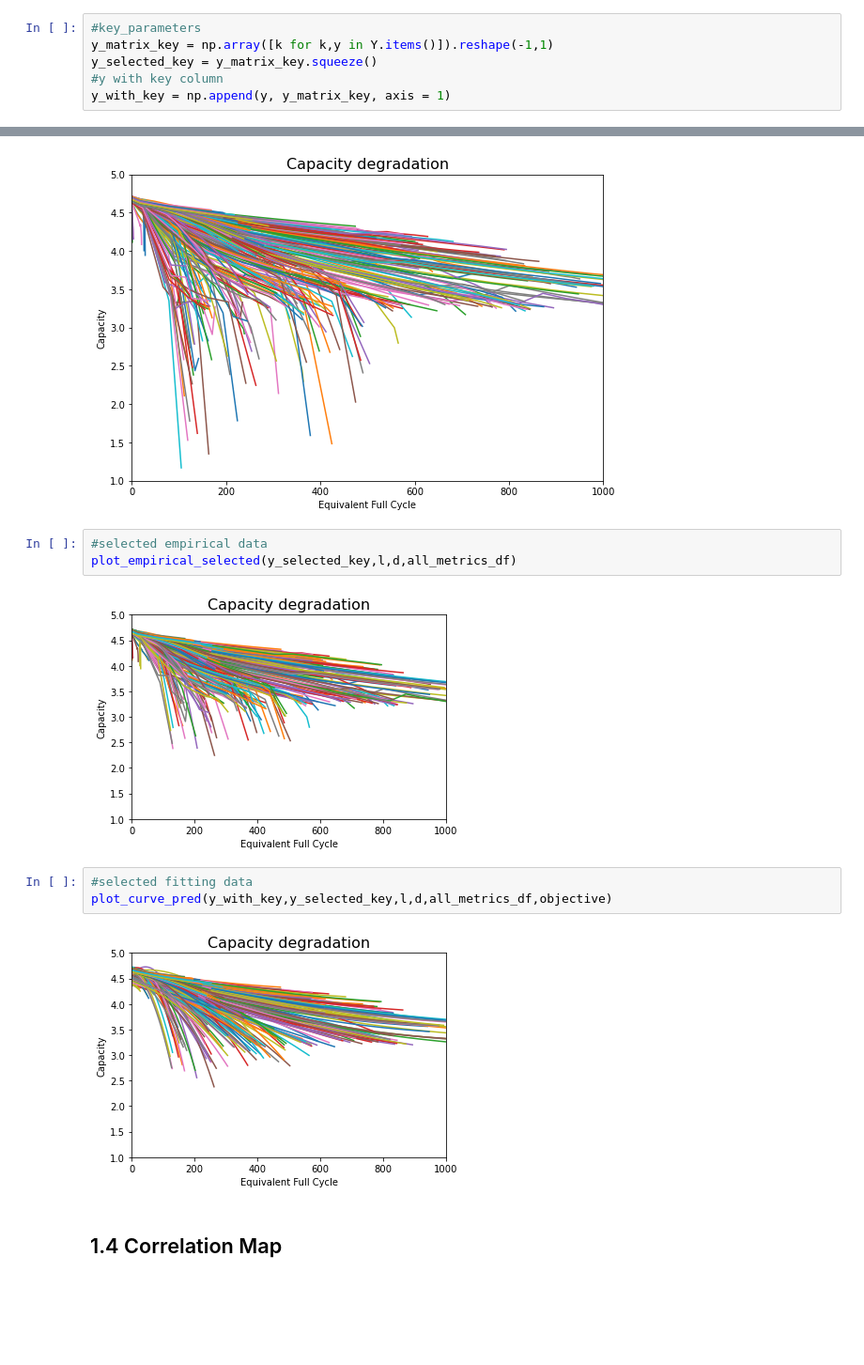
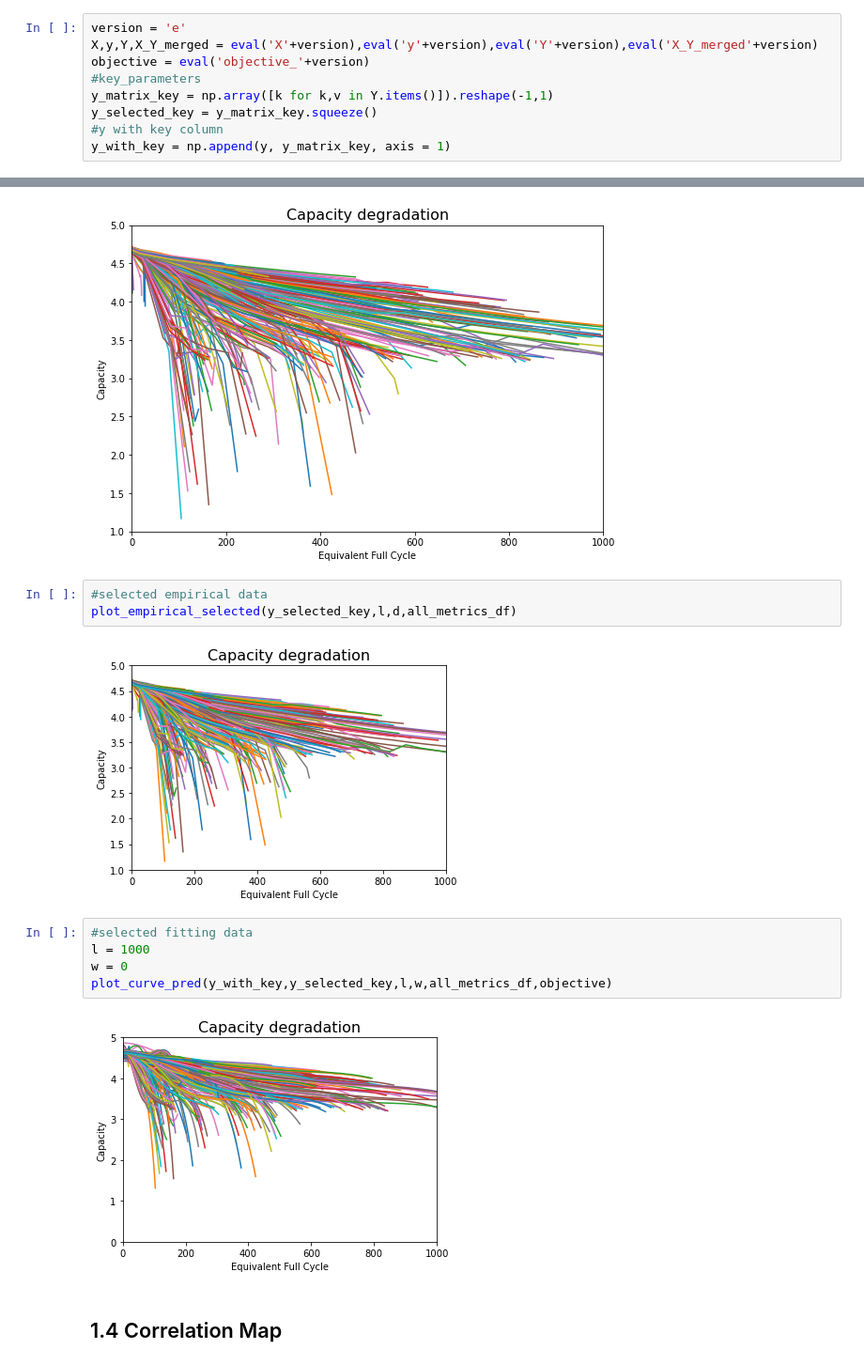
Before and after one commit to zuyeyang/Stanford_Battery_Project, a Jupyter notebook: Final_Project_Git_Code/B_notebook.ipynb, the cells around one changed output, grey strips where cells are left out. Shown at 94% size. Saved outputs shown, nothing was run; the diff lists cells and outputs as text; blank space fills up the shorter version.

```diff
--- a/Final_Project_Git_Code/B_notebook.ipynb
+++ b/Final_Project_Git_Code/B_notebook.ipynb
@@ -40,8 +80,11 @@ Unique charging_protocol 47
 # %% [markdown]
 ### Label Ouput Y with cell keys
 # %%
+version = 'e'
+X,y,Y,X_Y_merged = eval('X'+version),eval('y'+version),eval('Y'+version),eval('X_Y_merged'+version)
+objective = eval('objective_'+version)
 #key_parameters
-y_matrix_key = np.array([k for k,y in Y.items()]).reshape(-1,1)
+y_matrix_key = np.array([k for k,v in Y.items()]).reshape(-1,1)
 y_selected_key = y_matrix_key.squeeze()
 #y with key column
 y_with_key = np.append(y, y_matrix_key, axis = 1)
@@ -77,12 +123,14 @@ plot_empirical(l,d,all_metrics_df)
 #selected empirical data
 plot_empirical_selected(y_selected_key,l,d,all_metrics_df)
 # %% [output]
-[figure, old version]
+[figure, new version]
 # %%
 #selected fitting data
-plot_curve_pred(y_with_key,y_selected_key,l,d,all_metrics_df,objective)
+l = 1000
+w = 0
+plot_curve_pred(y_with_key,y_selected_key,l,w,all_metrics_df,objective)
 # %% [output]
-[figure, old version]
+[figure, new version]
 # %% [markdown]
 ## 1.4 Correlation Map
 # %%
```
Also changed, not shown: parts of 23 cells of this notebook.
